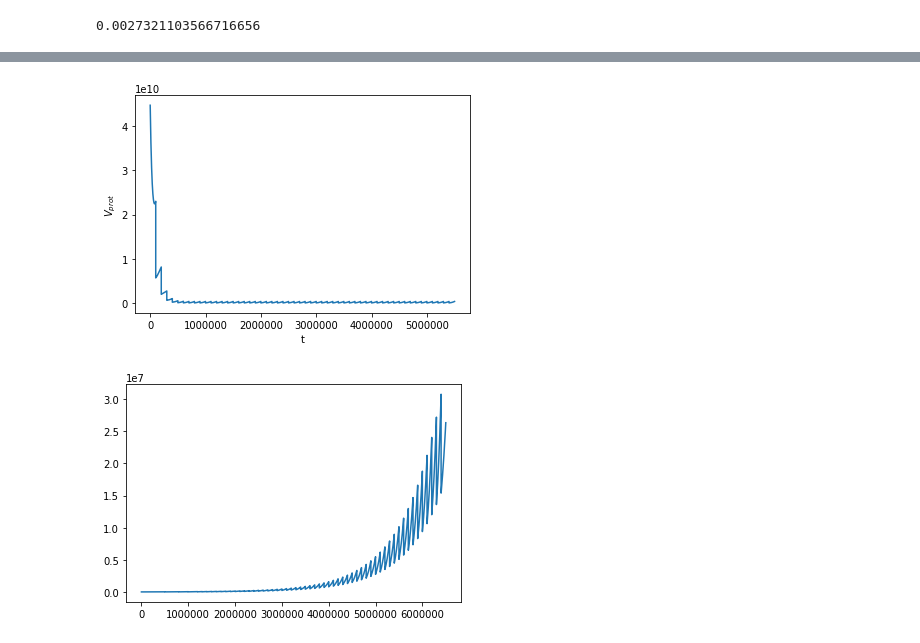
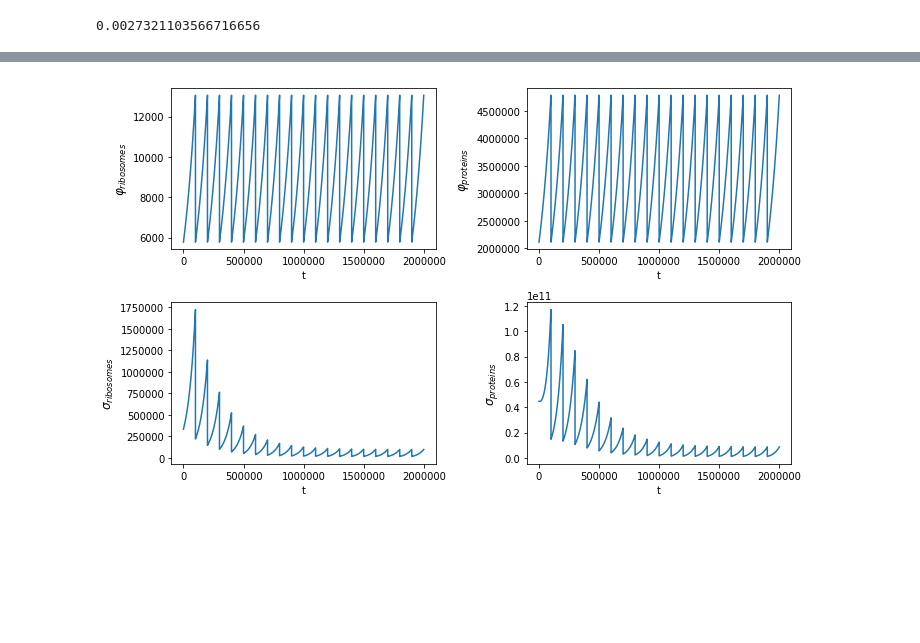
Before and after one commit to Ngort/Cellsim, a Jupyter notebook: Cellsim/MICollapse-real_scaling.ipynb, the cells around one changed output, grey strips where cells are left out. Saved outputs shown, nothing was run; the diff lists cells and outputs as text; code cells hidden in the pictures; blank space fills up the shorter version.

```diff
--- a/Cellsim/MICollapse-real_scaling.ipynb
+++ b/Cellsim/MICollapse-real_scaling.ipynb
@@ -139,7 +139,7 @@ class Trajectory:
                  volume   = 1e-18,
                  iterations=100000):
 
-        self.final_time = 4000000#00.
+        self.final_time = 200000#00.
 
         self.volume     = volume
         self.iterations = iterations
@@ -176,7 +176,14 @@ class Trajectory:
             if gen_id == 0:
                 y0 = global_init.reshape(-1)
             else:
-                y0 = (gen[-1,:,:] * division_matrix).reshape(-1)
+                #restart counts, divide variance, keep G matrix intact
+
+
+                y0 = np.vstack([init_counts.reshape(1, n_species),
+                                gen[-1, 1:1+n_species, :] / 8 + gen[-1,0,:] / 4,
+                                gen[-1, 1+n_species: , :]]).reshape(-1)
+
+#                y0 = (gen[-1,:,:] * division_matrix).reshape(-1)
 
             gen = odeint(dZ_dt, y0=y0, t=T_gen, args=(volume,self.get_div_time(self.volume))).reshape(-1,2*LHS.shape[0]+1, LHS.shape[0])
             self.generations.append(gen)
@@ -186,14 +193,11 @@ class Trajectory:
         solved_odes_multigen = np.vstack(self.generations)
 
         solved_odes = odeint(dZ_dt, y0=global_init.reshape(-1), t=T, args=(volume,self.get_div_time(self.volume))).reshape(-1,2*LHS.shape[0]+1, LHS.shape[0])
-
-
         solved_odes = np.vstack(self.generations)
-
 
         self.X_t = solved_odes[:,0,:]
         self.V_t = solved_odes[:,1:n_species+1,:]
-        self.G_t = solved_odes[:,n_species+1:,:]
+        self.G_t = solved_odes[:,n_species+1:, :]
         self.cov_t = self.V_t[0] @ self.G_t.transpose(0,2,1)
 
         self.var_ribo = self.V_t[:,0,0]
@@ -260,12 +267,33 @@ traj = Trajectory(volume=1e-18)
+# %%
+range_end = 2000000
+
+fig, axes = plt.subplots(2,2, figsize=(10,6))
+
+axes[0,0].plot(range(range_end),traj.X_t[0:range_end,0])
+axes[0,0].set_ylabel(r'$\varphi_{ribosomes}$', size=12)
+axes[0,0].set_xlabel(r't')
+
+axes[0,1].plot(range(range_end),traj.X_t[0:range_end,1])
+axes[0,1].set_ylabel(r'$\varphi_{proteins}$', size=12)
+axes[0,1].set_xlabel(r't')
+
+axes[1,0].plot(range(range_end),traj.V_t[0:range_end,0,0])
+axes[1,0].set_ylabel(r'$\sigma_{ribosomes}$', size=12)
+axes[1,0].set_xlabel(r't')
+
+axes[1,1].plot(range(range_end),traj.V_t[0:range_end,1,1])
+axes[1,1].set_ylabel(r'$\sigma_{proteins}$', size=12)
+axes[1,1].set_xlabel(r't')
+
+
+plt.tight_layout()
+plt.show()
+# %% [output]
+[figure, added]
 # %%
-plt.plot(range(5500000),traj.V_t[0:5500000,1,1])
+range_end = 1000000
+
+plt.plot(range(range_end),traj.X_t[0:range_end,0])
 plt.ylabel(r'$V_{prot}$')
 plt.xlabel(r't')
 plt.show()
-# %% [output]
-[figure, removed]
-# %%
-plt.plot(np.vstack(traj.generations)[:,0,0])
-plt.show()
-# %% [output]
-[figure, removed]
```
Also changed, not shown: parts of 11 cells of this notebook.
